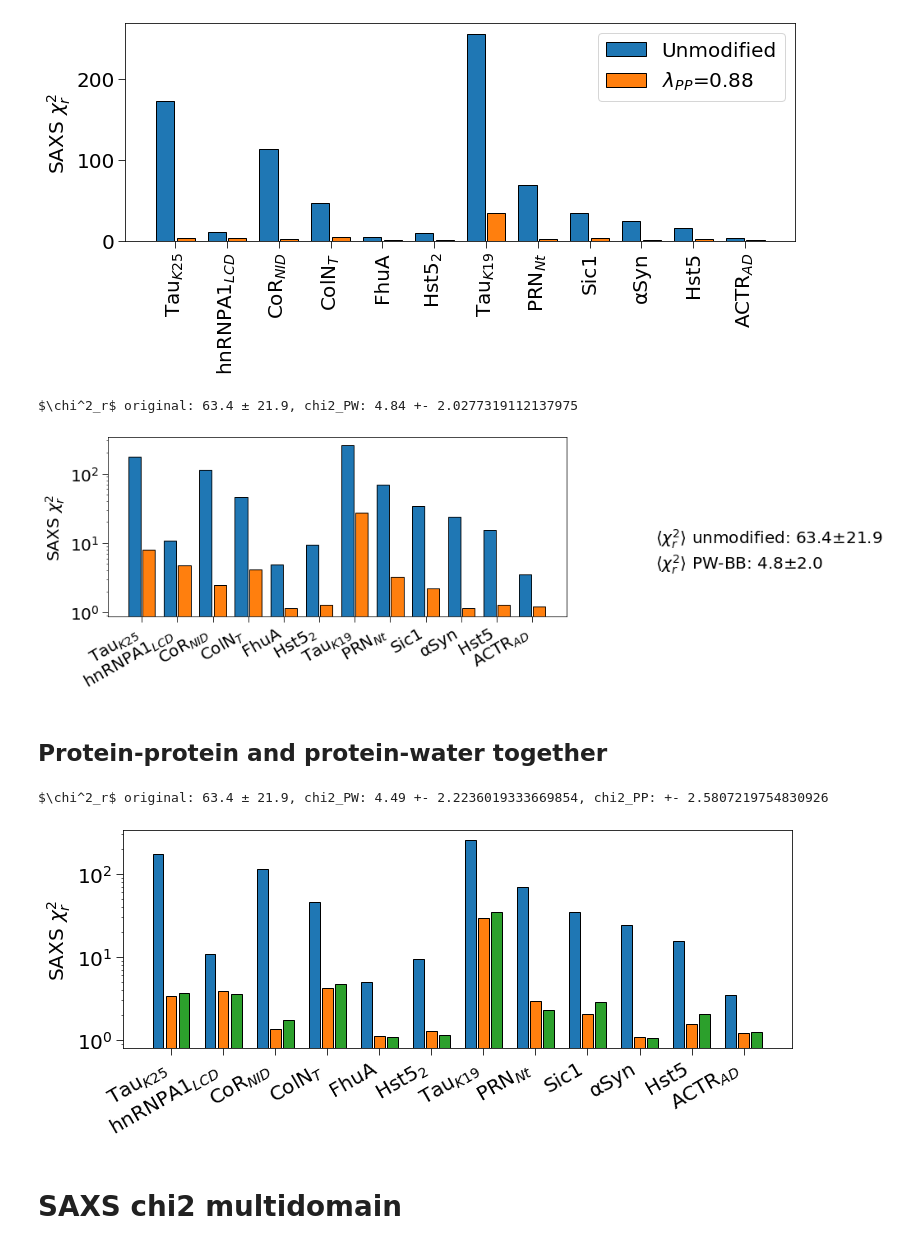
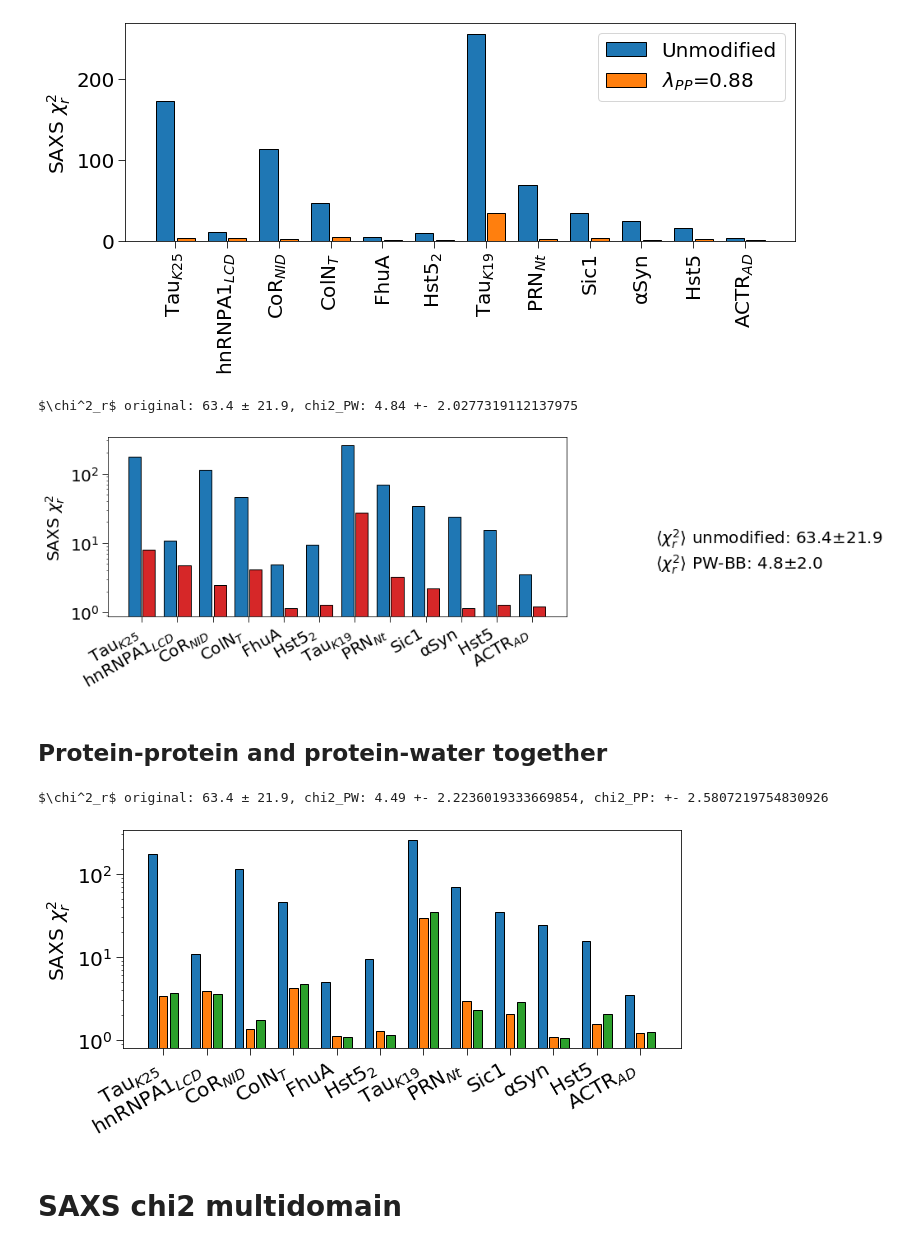
Before and after one commit to KULL-Centre/_2023_Thomasen_Martini, a Jupyter notebook: plots.ipynb, the cells around one changed output. Cells and saved outputs as stored; diff of their text form; code cells hidden in the pictures.

Commit message:
Updated plots notebook

```diff
--- a/plots.ipynb
+++ b/plots.ipynb
@@ -501,7 +682,7 @@ Rg_simerr_vs_protein = []
 
 for protein in multidomain:
 
-    Rg = np.genfromtxt(f'/storage1/skaalum/Prodruns_from_computerome/Complete_analysis/MPs/PP/{protein}/lambda_{l}/Rg_gyrate.xvg', usecols=(1), skip_header=27, unpack=True)
+    Rg = np.genfromtxt(f'{data_dir}/MPs/PP/{protein}/lambda_{l}/Rg_gyrate.xvg', usecols=(1), skip_header=27, unpack=True)
 
     Rg_sim_vs_protein.append(np.average(Rg))
     Rg_exp_vs_protein.append(exp_Rg_multidomain[protein][0])
@@ -527,10 +708,6 @@ reg = LinearRegression(fit_intercept=False).fit(Rg_exp_vs_protein.reshape(-1,1),
 r_value = reg.score(Rg_exp_vs_protein.reshape(-1,1),Rg_sim_vs_protein.reshape(-1,1),sample_weight=sample_weight)
 slope = reg.coef_[0]
 
-#Pearson corr.
-pearson, pval_pearson = stats.pearsonr(Rg_exp_vs_protein,Rg_sim_vs_protein)
-
-
 #Plot
 fig= plt.figure(figsize=(4,4))
 
@@ -553,7 +730,11 @@ y=[0,100]
 plt.plot(x,y,'--',linewidth=2,color='black')
 plt.plot([0,100],[0, slope*100], linewidth=2, color='black')
 
-#plt.text(0.8, 0.2, f'$r_P$ = {pearson:.2f}', fontsize=20)
+#Pearson corr.
+pearson, pval_pearson = stats.pearsonr(Rg_exp_vs_protein, Rg_sim_vs_protein)
+bootstrap_result = stats.bootstrap((Rg_exp_vs_protein,Rg_sim_vs_protein), pearsonoutput, vectorized=False, paired=True)
+pearson_err = bootstrap_result.standard_error
+plt.text(0.17, 0.81, f'$r_{{P}}$ = {pearson:.1f}±{pearson_err:.2f}', fontsize=15, transform=fig.transFigure)
 
 #Plot data points
 for i,protein in enumerate(multidomain):
@@ -835,0 +1019,9 @@ fig.savefig(f'figures/Rg_multidomain_PWBB_l{l}.pdf', bbox_inches='tight', pad_in
+# %%
+series_type = 'GS'
+force_fields=['Unmodified', 'PW', 'PP']
+
+
+multidomain_series = []
+for protein in multidomain:
+    if series_type in protein:
+        multidomain_series.append(protein)
@@ -838,7 +1220,7 @@ fig.savefig(f'figures/Rg_multidomain_PWBB_l{l}.pdf', bbox_inches='tight', pad_in
 # %% [markdown]
 ## Protein-protein
 # %%
-SAXS_chi2_pkl = '/storage1/skaalum/Prodruns_from_computerome/Complete_analysis/IDPs/PP/martini3saxs_IDP_PP.pkl'
+SAXS_chi2_pkl = f'{data_dir}/IDPs/PP/martini3saxs_IDP_PP.pkl'
 
 SAXS_chi2 = load_pickle5(SAXS_chi2_pkl)
 
@@ -873,7 +1255,9 @@ fig.savefig(f'figures/SAXSchi2_IDPs_PP.pdf', bbox_inches='tight', pad_inches=1,
 # %% [output]
 [figure]
 # %%
-SAXS_chi2_pkl = '/storage1/skaalum/Prodruns_from_computerome/Complete_analysis/IDPs/PP/martini3saxs_IDP_PP.pkl'
+colors_pltdefault = plt.rcParams['axes.prop_cycle'].by_key()['color']
+
+SAXS_chi2_pkl = f'{data_dir}/IDPs/PP/martini3saxs_IDP_PP.pkl'
 
 SAXS_chi2 = load_pickle5(SAXS_chi2_pkl)
 
@@ -884,7 +1268,7 @@ for protein in IDPs:
     chi2_lambda1_vs_protein.append(chi2_lambda1)
     xaxis_labels.append(IDPs_plotnames[protein])
 
-SAXS_chi2_pkl = '/storage1/skaalum/Prodruns_from_computerome/Complete_analysis/IDPs/PW_BB/martini3saxs_IDP_PW_BB.pkl'
+SAXS_chi2_pkl = f'{data_dir}/IDPs/PW_BB/martini3saxs_IDP_PW_BB.pkl'
 
 SAXS_chi2 = load_pickle5(SAXS_chi2_pkl)
 
@@ -903,8 +1287,8 @@ fig = plt.figure(figsize=(len(IDPs)-2, 4))
 
 fig.text(1.05, 0.5, f'⟨$\chi^2_r$⟩ unmodified: {np.average(chi2_lambda1_vs_protein):.1f}±{np.std(chi2_lambda1_vs_protein)/np.sqrt(len(chi2_lambda1_vs_protein)):.1f}\n⟨$\chi^2_r$⟩ PW-BB: {np.average(chi2_lambda2_vs_protein):.1f}±{np.std(chi2_lambda2_vs_protein)/np.sqrt(len(chi2_lambda2_vs_protein)):.1f}', ha='left', va='top', fontsize=20)
 
-plt.bar(xaxis1, chi2_lambda1_vs_protein, width=0.35, edgecolor='black', label='Unmodified')
-plt.bar(xaxis2, chi2_lambda2_vs_protein, width=0.35, edgecolor='black', label=f'$λ_{{PW-BB}}$={lambda_PWBB}')
+plt.bar(xaxis1, chi2_lambda1_vs_protein, width=0.35, edgecolor='black', label='Unmodified', color=colors_pltdefault[0])
+plt.bar(xaxis2, chi2_lambda2_vs_protein, width=0.35, edgecolor='black', label=f'$λ_{{PW-BB}}$={lambda_PWBB}', color=colors_pltdefault[3])
 
 plt.xticks(xaxismid, labels=xaxis_labels, rotation=30, fontsize=20, ha='right')
 plt.tick_params(color='black', direction='out', length=7, labelsize=20)
@@ -917,12 +1301,12 @@ fig.savefig(f'figures/SAXSchi2_IDPs_PWBB.png', bbox_inches='tight', pad_inches=1
 fig.savefig(f'figures/SAXSchi2_IDPs_PWBB.pdf', bbox_inches='tight', pad_inches=1, dpi=400)
 # %% [output]
 $\chi^2_r$ original: 63.4 ± 21.9, chi2_PW: 4.84 +- 2.0277319112137975
-[figure, old version]
+[figure, new version]
 # %% [markdown]
 ## Protein-protein and protein-water together
 # %%
-SAXS_chi2_PP_pkl = '/storage1/skaalum/Prodruns_from_computerome/Complete_analysis/IDPs/PP/martini3saxs_IDP_PP.pkl'
-SAXS_chi2_PW_pkl = '/storage1/skaalum/Prodruns_from_computerome/Complete_analysis/IDPs/PW/martini3saxs_idp.pkl'
+SAXS_chi2_PP_pkl = f'{data_dir}/IDPs/PP/martini3saxs_IDP_PP.pkl'
+SAXS_chi2_PW_pkl = f'{data_dir}/IDPs/PW/martini3saxs_idp.pkl'
 
 SAXS_chi2_PP = load_pickle5(SAXS_chi2_PP_pkl)
 SAXS_chi2_PW = load_pickle5(SAXS_chi2_PW_pkl)
@@ -940,38 +1324,38 @@ for protein in IDPs:
     chi2_lambda2_PP = SAXS_chi2_PP[protein].loc[lambda_PP]
     chi2_lambda2_vs_protein_PP.append(chi2_lambda2_PP)
 
     chi2_lambda2_PW = SAXS_chi2_PW[protein].loc[lambda_PW]
     chi2_lambda2_vs_protein_PW.append(chi2_lambda2_PW)
 
     xaxis_labels.append(IDPs_plotnames[protein])
 
 xaxismid = np.arange(1,len(IDPs)+1,1)
 xaxis1 = xaxismid-0.25
 xaxis2 = xaxismid
 xaxis3 = xaxismid+0.25
 
 print(f'$\chi^2_r$ original: {np.average(chi2_lambda1_vs_protein):.1f} ± {(np.std(chi2_lambda1_vs_protein)/np.sqrt(len(chi2_lambda1_vs_protein))):.1f}, chi2_PW: {np.average(chi2_lambda2_vs_protein_PW):.2f} +- {np.std(chi2_lambda2_vs_protein_PW)/np.sqrt(len(chi2_lambda2_vs_protein_PW))}, chi2_PP: +- {np.std(chi2_lambda2_vs_protein_PP/np.sqrt(len(chi2_lambda2_vs_protein_PP)))}')
 
-fig = plt.figure(figsize=(len(IDPs), 4))
+fig = plt.figure(figsize=(len(IDPs)-2, 4))
 
 #fig.text(1.05, 0.5, f'⟨$\chi^2_r$⟩ unmodified: {np.average(chi2_lambda1_vs_protein):.1f}±{np.std(chi2_lambda1_vs_protein)/np.sqrt(len(chi2_lambda1_vs_protein)):.1f}\n⟨$\chi^2_r$⟩ PW: {np.average(chi2_lambda2_vs_protein_PW):.1f}±{np.std(chi2_lambda2_vs_protein_PW)/np.sqrt(len(chi2_lambda2_vs_protein_PW)):.1f}\n⟨$\chi^2_r$⟩ PP: {np.average(chi2_lambda2_vs_protein_PP):.1f}±{np.std(chi2_lambda2_vs_protein_PP)/np.sqrt(len(chi2_lambda2_vs_protein_PP)):.1f}', ha='left', va='top', fontsize=20)
 
-plt.bar(xaxis1, chi2_lambda1_vs_protein, width=0.2, edgecolor='black', label='Unmodified')
-plt.bar(xaxis2, chi2_lambda2_vs_protein_PW, width=0.2, edgecolor='black', label=f'$λ_{{PW}}$={lambda_PW}')
-plt.bar(xaxis3, chi2_lambda2_vs_protein_PP, width=0.2, edgecolor='black', label=f'$λ_{{PP}}$={lambda_PP}')
+plt.bar(xaxis1, chi2_lambda1_vs_protein, width=0.20, edgecolor='black', label='Unmodified')
+plt.bar(xaxis2, chi2_lambda2_vs_protein_PW, width=0.20, edgecolor='black', label=f'$λ_{{PW}}$={lambda_PW}')
+plt.bar(xaxis3, chi2_lambda2_vs_protein_PP, width=0.20, edgecolor='black', label=f'$λ_{{PP}}$={lambda_PP}')
 
 plt.xticks(xaxismid, labels=xaxis_labels, rotation=30, fontsize=20, ha='right')
 plt.tick_params(color='black', direction='out', length=7, labelsize=20)
 
 plt.semilogy()
 plt.ylabel('SAXS $\chi^2_r$', fontsize=20)
 #plt.legend(fontsize=20, loc='upper right')
 
 fig.savefig(f'figures/SAXSchi2_IDPs_PWandPP.png', bbox_inches='tight', pad_inches=1, dpi=400)
 fig.savefig(f'figures/SAXSchi2_IDPs_PWandPP.pdf', bbox_inches='tight', pad_inches=1, dpi=400)
 # %% [output]
 $\chi^2_r$ original: 63.4 ± 21.9, chi2_PW: 4.49 +- 2.2236019333669854, chi2_PP: +- 2.5807219754830926
-[figure, old version]
+[figure, new version]
 # %% [markdown]
 # SAXS chi2 multidomain
 # %%
```
Also changed, not shown: parts of 74 cells of this notebook.
